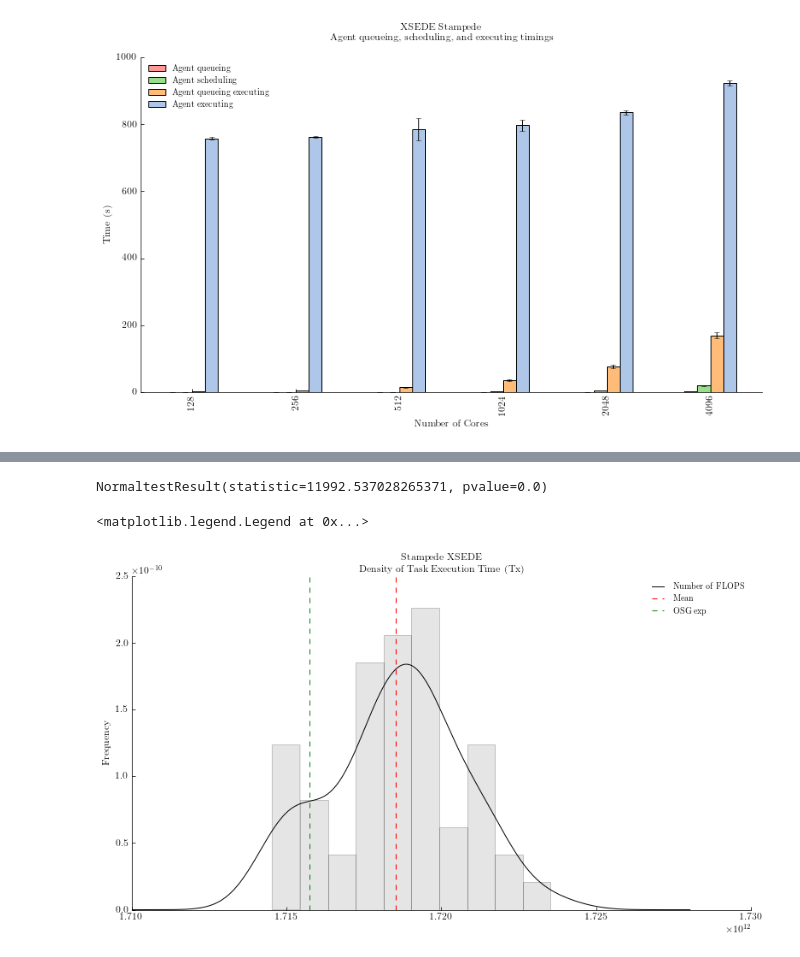
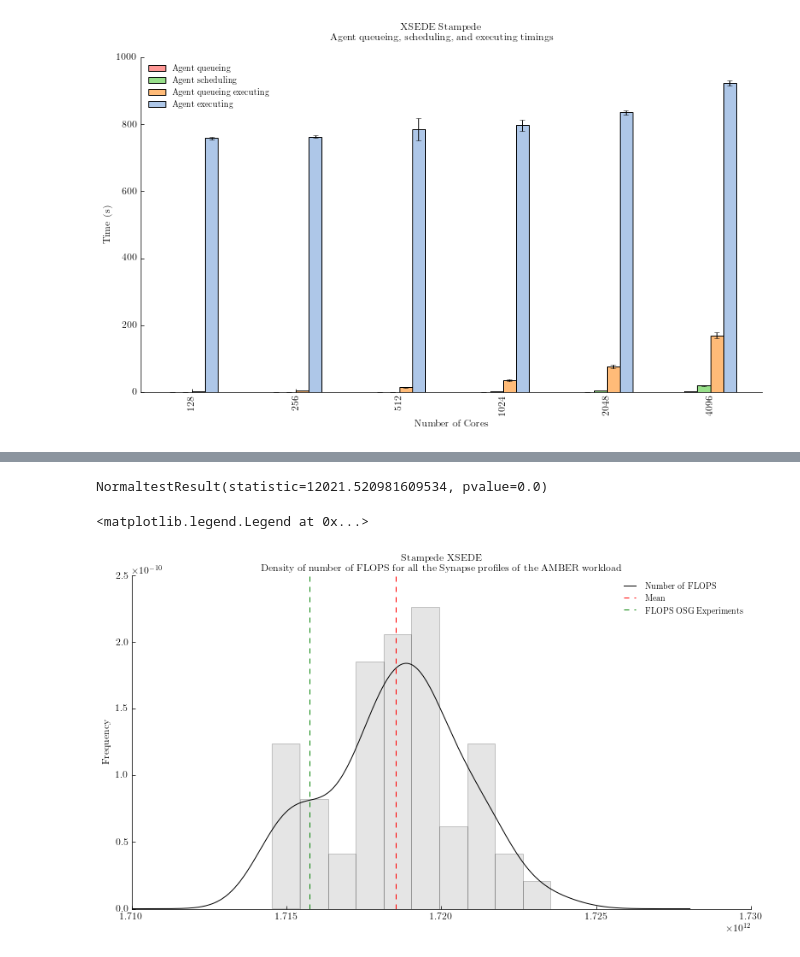
Before and after one commit to radical-experiments/rp-paper, a Jupyter notebook: analysis/rp_paper_experiments.ipynb, the cells around one changed output, grey strips where cells are left out. Cells and saved outputs as stored; diff of their text form; code cells hidden in the pictures.

```diff
--- a/analysis/rp_paper_experiments.ipynb
+++ b/analysis/rp_paper_experiments.ipynb
@@ -294,27 +275,27 @@ NormaltestResult(statistic=11992.537028265371, pvalue=0.0)
 [figure]
 # %%
 fig, ax = fig_setup()
-title='Stampede XSEDE\nDensity of Task Execution Time (Tx)'
+title='Stampede XSEDE\nDensity of number of FLOPS for all the Synapse profiles of the AMBER workload'
 
 # KDE FLOPS profiles
 display(sps.normaltest(units['U_AGENT_EXECUTING'].dropna().tolist()))
 profiles[['FLOPS']].dropna().reset_index(drop=True).plot.density(ax=ax, color='black', title=title)
 
 # Normed Histogram
 profiles[['FLOPS']].dropna().reset_index(drop=True).plot.hist(
                 ax=ax,
                 color='gray',
                 bins=10,
                 alpha = 0.20,
                 normed=True)
 
 plt.axvline(profiles['FLOPS'].dropna().mean(), color='r', linestyle='dashed', linewidth=1)
 plt.axvline(1715750072310, color='g', linestyle='dashed', linewidth=1)
 
-ax.legend(labels=['Number of FLOPS', 'Mean', 'OSG exp'])
+ax.legend(labels=['Number of FLOPS', 'Mean', 'FLOPS OSG Experiments'])
 
 #plt.savefig('figures/stampede_tx_frequency.pdf', dpi=600, bbox_inches='tight')
 # %% [output]
-NormaltestResult(statistic=11992.537028265371, pvalue=0.0)
+NormaltestResult(statistic=12021.520981609534, pvalue=0.0)
 <matplotlib.legend.Legend at 0x...>
-[figure, old version]
+[figure, new version]
```
Also changed, not shown: parts of 6 cells of this notebook.
